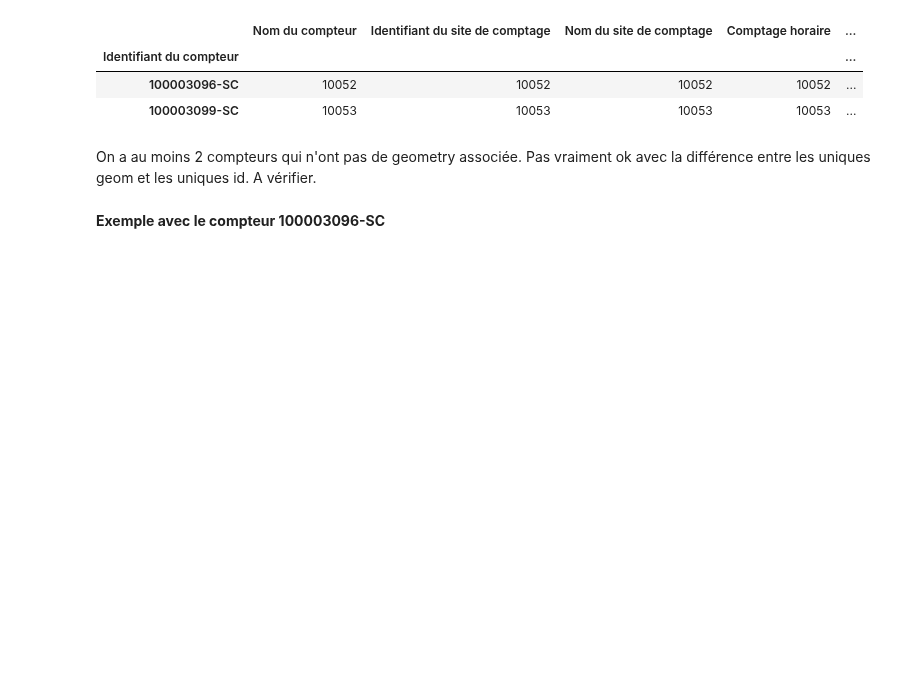
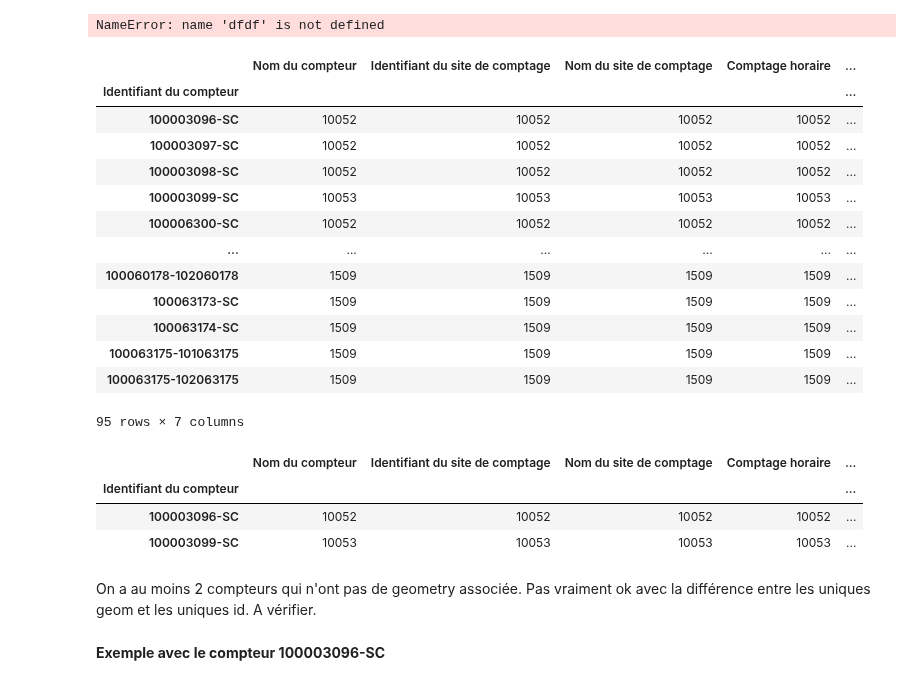
Before and after one commit to ImaneFa/Projet_Python, a Jupyter notebook: compteurs.ipynb, the cells around one changed output. Cells and saved outputs as stored; diff of their text form; code cells hidden in the pictures; blank space fills up the shorter version.

```diff
--- a/compteurs.ipynb
+++ b/compteurs.ipynb
@@ -10,6 +10,28 @@ df1.rename(columns={'id_compteur': 'Identifiant du compteur'}, inplace=True)
 # %%
 df = pd.read_csv("https://raw.githubusercontent.com/linogaliana/python-datascientist/master/data/bike.csv", compression = "gzip")
 df = df.merge(df1, how = 'left')
+# %%
+dfdf.groupby('Identifiant du compteur').count()
+# %% [output]
+NameError: name 'dfdf' is not defined
+# %%
+df.groupby('Identifiant du compteur').count()
+#Il y a 95 compteurs
+# %% [output]
+|  | Nom du compteur | Identifiant du site de comptage | Nom du site de comptage | Comptage horaire | ... |
+| Identifiant du compteur |  |  |  |  | ... |
+| 100003096-SC | 10052 | 10052 | 10052 | 10052 | ... |
+| 100003097-SC | 10052 | 10052 | 10052 | 10052 | ... |
+| 100003098-SC | 10052 | 10052 | 10052 | 10052 | ... |
+| 100003099-SC | 10053 | 10053 | 10053 | 10053 | ... |
+| 100006300-SC | 10052 | 10052 | 10052 | 10052 | ... |
+| ... | ... | ... | ... | ... | ... |
+| 100060178-102060178 | 1509 | 1509 | 1509 | 1509 | ... |
+| 100063173-SC | 1509 | 1509 | 1509 | 1509 | ... |
+| 100063174-SC | 1509 | 1509 | 1509 | 1509 | ... |
+| 100063175-101063175 | 1509 | 1509 | 1509 | 1509 | ... |
+| 100063175-102063175 | 1509 | 1509 | 1509 | 1509 | ... |
+95 rows × 7 columns
 # %%
 df[df['geometry']==None].groupby('Identifiant du compteur').count()
 # %% [output]
```
Also changed, not shown: parts of 16 cells of this notebook.
